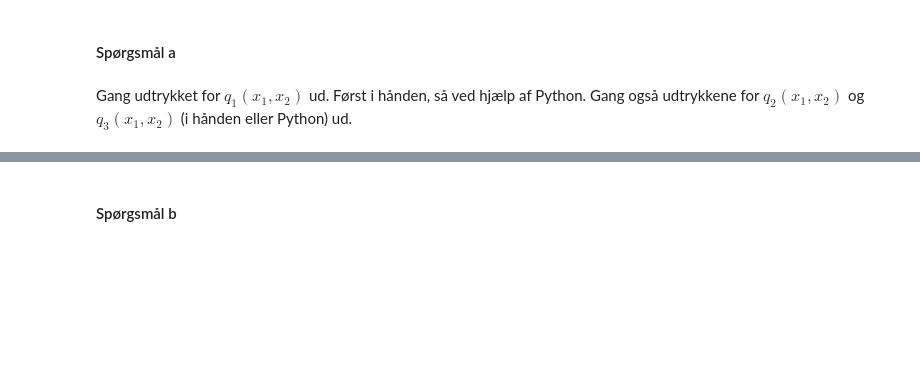
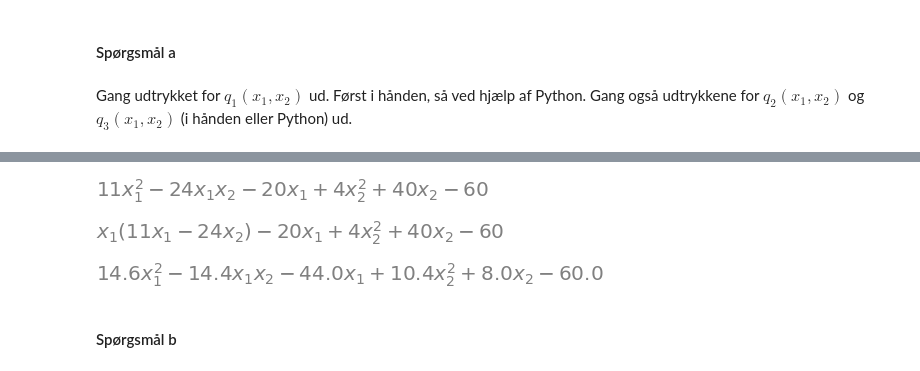
Before and after one commit to Chrisser1/01002-Mathematics-1b, a Jupyter notebook: week1/inclass_week01.ipynb, the cells around one changed output, grey strips where cells are left out. Cells and saved outputs as stored; diff of their text form; code cells hidden in the pictures; blank space fills up the shorter version.

```diff
--- a/week1/inclass_week01.ipynb
+++ b/week1/inclass_week01.ipynb
@@ -324,3 +505,37 @@ Gang også udtrykkene for $q_2(x_1,x_2)$ og $q_3(x_1,x_2)$ (i hånden eller Pyth
+# %%
+import sympy as sp
+
+x1, x2 = sp.symbols('x1 x2')
+x = sp.Matrix([x1, x2])
+
+A1 = sp.Matrix([[11, -12], [-12, 4]])
+A2 = sp.Matrix([[11, 0], [-24, 4]])
+A3 = sp.Matrix([[73/5, -36/5], [-36/5, 52/5]])
+
+b1 = sp.Matrix([-20, 40])
+b2 = b1
+b3 = sp.Matrix([-44, 8])
+
+c = -60
+
+def quadratic_form(A, b):
+    return (x.T * A * x)[0] + (b.T * x)[0] + c
+
+q1 = quadratic_form(A1, b1)
+q2 = quadratic_form(A2, b2)
+q3 = quadratic_form(A3, b3)
+# %%
+simplify(q1)
+# %% [output]
+[figure, added]
+# %%
+simplify(q2)
+# %% [output]
+[figure, added]
+# %%
+simplify(q3)
+# %% [output]
+[figure, added]
 # %% [markdown]
 #### Spørgsmål b
 # %% [markdown]
```
Also changed, not shown: parts of 26 cells of this notebook, 8 other files.
